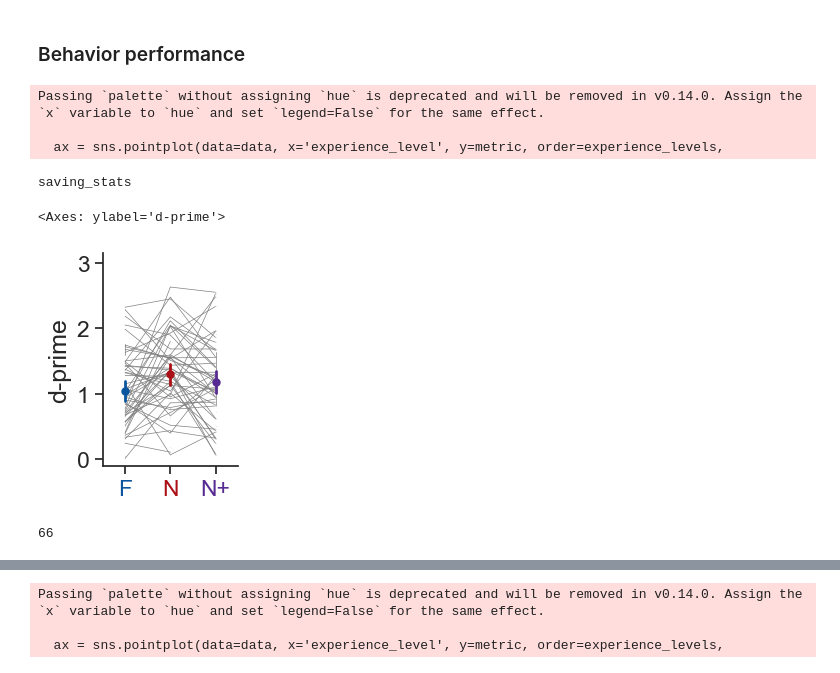
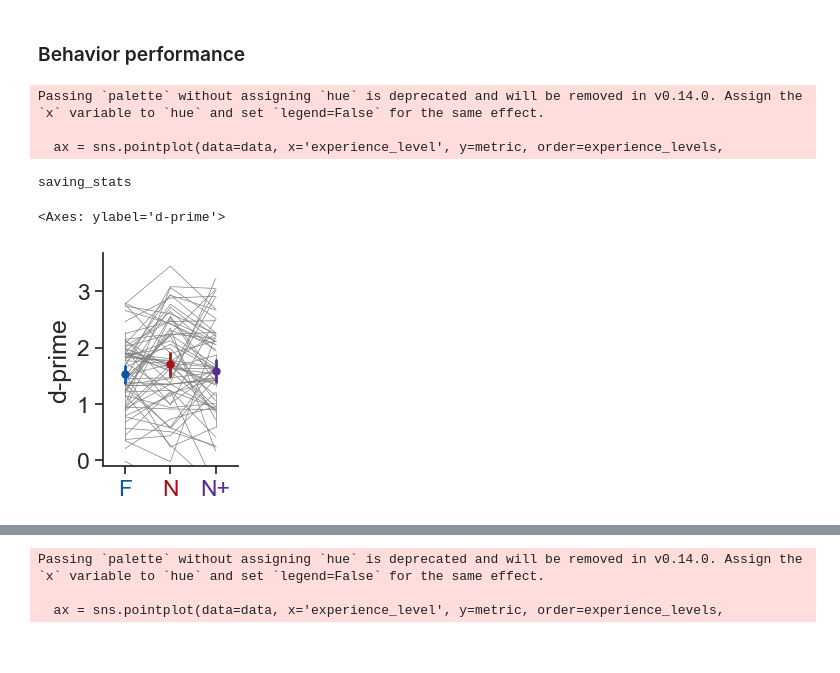
Before and after one commit to AllenInstitute/visual_behavior_analysis, a Jupyter notebook: notebooks/platform_paper_figures/figure_2_main.ipynb, the cells around one changed output, grey strips where cells are left out. Drawn from its saved outputs; the diff is of its cells as text; code cells hidden in the pictures.

```diff
--- a/notebooks/platform_paper_figures/figure_2_main.ipynb
+++ b/notebooks/platform_paper_figures/figure_2_main.ipynb
@@ -318,21 +316,17 @@ utils.save_figure(fig, figsize, save_dir, 'lick_rasters', str(mouse_id) + '_F_N_
 # %% [markdown]
 ### Behavior performance
 # %%
-metric = 'mean_dprime_engaged'
+metric = 'max_dprime'
 stats = behavior_stats_sdk.copy()
 
-ppf.plot_behavior_metric_by_experience(stats, metric, title='', ylabel='d-prime', ylims=[-0.1, 3],
+ppf.plot_behavior_metric_by_experience(stats, metric, title='', ylabel='d-prime', ylims=[-0.1, 3.5],
                                       best_image=False, show_mice=True, plot_stats=True,
                                       stripplot=False, show_ns=False,
                                       save_dir=save_dir, folder='behavior_metrics', ax=None)
 # %% [output]
 Passing `palette` without assigning `hue` is deprecated and will be removed in v0.14.0. Assign the `x` variable to `hue` and set `legend=False` for the same effect.
 
   ax = sns.pointplot(data=data, x='experience_level', y=metric, order=experience_levels,
 saving_stats
 <Axes: ylabel='d-prime'>
-[figure, old version]
+[figure, new version]
-# %%
-len(stats.mouse_id.unique())
-# %% [output]
-66
```
Also changed, not shown: parts of 9 cells of this notebook, 8 other files.
